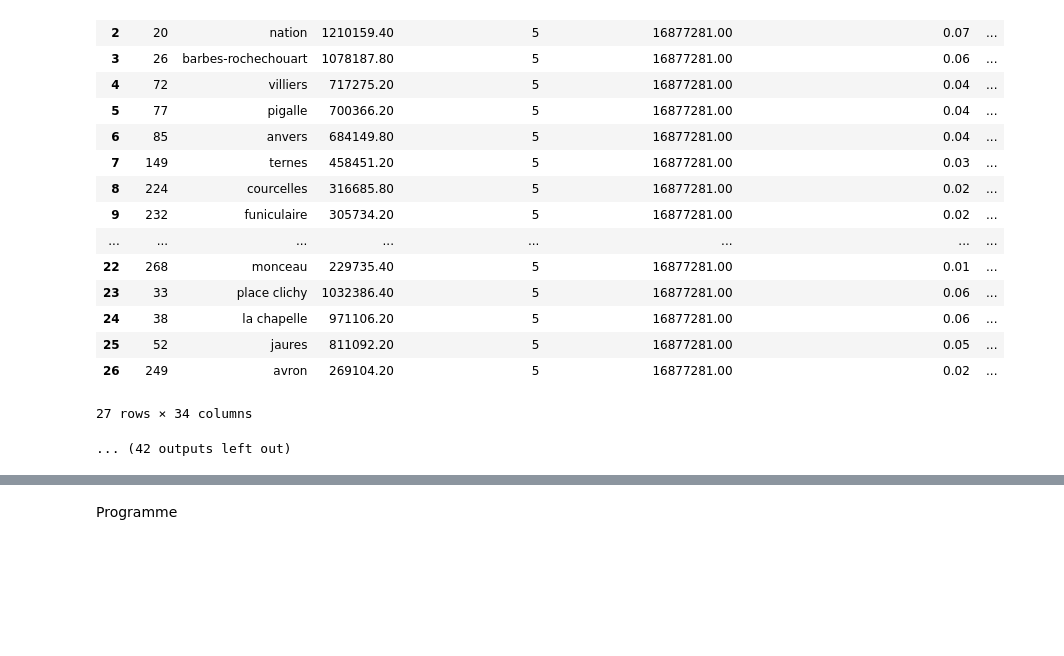
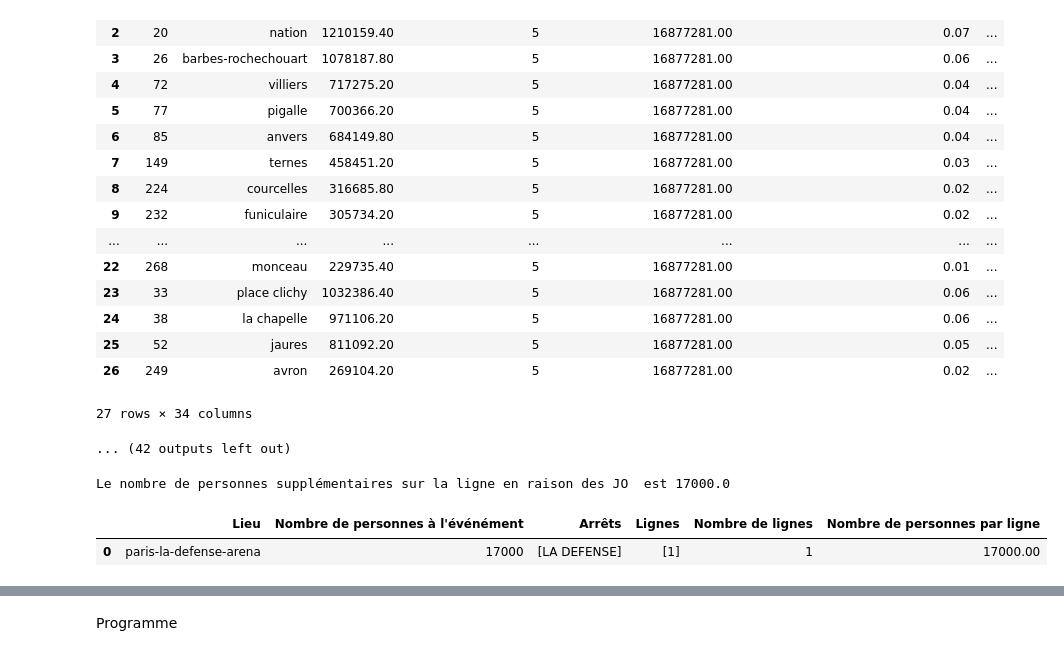
Before and after one commit to sarahthoumyre/metro-JO, a Jupyter notebook: Programme calculant le nombre de personnes supplémentaires avec JO.ipynb, the cells around one changed output, grey strips where cells are left out. Cells and saved outputs as stored; diff of their text form; code cells hidden in the pictures; blank space fills up the shorter version.

```diff
--- a/Programme calculant le nombre de personnes supplémentaires avec JO.ipynb
+++ b/Programme calculant le nombre de personnes supplémentaires avec JO.ipynb
@@ -786,12 +785,6 @@ def remove_leading_zero(number):
 # Appliquer la fonction à la colonne 'Nombres' pour supprimer les zéros en tête
 df['Nombre de personnes à l\'événément'] = df['Nombre de personnes à l\'événément'].astype(str).apply(remove_leading_zero)
 
-
-# %%
-# Boucle pour lire chaque ligne de la colonne 'Stations'
-for index, station in df['Stations'].items():
-    print(station)
-
 # %%
 arrêts=[['BIR HAKEIM', 'ALMA MARCEAU'],
         ['LA MOTTE-PICQUET-GRENELLE', 'LA MOTTE-PICQUET-GRENELLE', 'SEGUR'],
@@ -1335,3 +1312,77 @@ Tableau 'ligne numéro[2]' avec la nouvelle colonne 'moyenne_NB_VALD_hebdo_péri
 | 26 | 249 | avron | 269104.20 | 5 | 16877281.00 | 0.02 | ... |
 27 rows × 34 columns
 ... (42 outputs left out)
+# %%
+def calculer_personnes_supplementaires(date_horaire_entree, numero_ligne, station):
+
+    tableau_debut = pd.DataFrame()  # Initialisation du DataFrame vide
+    tableau_fin = pd.DataFrame()    # Initialisation du DataFrame vide
+
+    # Extraire l'horaire de l'entrée utilisateur
+    heure_entree = date_horaire_entree[-5:]
+
+    # Déterminer la plage horaire à laquelle appartient l'horaire d'entrée
+    plage_horaire_entree = f"{heure_entree.split(':')[0]}:00:00 - {(int(heure_entree.split(':')[0])+1)%24:02d}:00:00"
+
+    # Construire la chaîne de date avec la plage horaire
+    date_plage_horaire = f"{date_horaire_entree[:10]} {plage_horaire_entree}"
+
+    # Vérifier si la chaîne date_plage_horaire se trouve dans new_horaires_début_df
+    if (date_plage_horaire in new_horaires_début_df.values) or (date_plage_horaire in new_horaires_fin_df.values):
+        # Afficher les éléments de la colonne "Lieu" correspondants à la condition dans new_horaires_début_df
+        lieux_correspondants_debut = new_horaires_début_df.loc[new_horaires_début_df.eq(date_plage_horaire).any(axis=1), 'Lieu']
+        # Afficher les éléments de la colonne "Lieu" correspondants à la condition dans new_horaires_fin_df
+        lieux_correspondants_fin = new_horaires_fin_df.loc[new_horaires_fin_df.eq(date_plage_horaire).any(axis=1), 'Lieu']
+
+        lignes_correspondantes = []
+
+
+        # Renvoyer les vecteurs de la colonne Ligne pour chaque élément de lieux_correspondants_debut
+        for lieu in lieux_correspondants_debut:
+            ligne_lieu = df[df['Lieu'] == lieu]  # Trouver la ligne correspondant au lieu
+            tableau_debut=pd.concat([tableau_debut, ligne_lieu], ignore_index=True)
+            lignes_lieu = ligne_lieu['Lignes']
+            lignes_correspondantes.extend(lignes_lieu.values)
+
+
+        # Renvoyer les vecteurs de la colonne Ligne pour chaque élément de lieux_correspondants_fin
+        for lieu in lieux_correspondants_fin:
+            ligne_lieu = df[df['Lieu'] == lieu]  # Trouver la ligne correspondant au lieu
+            tableau_fin=pd.concat([tableau_fin, ligne_lieu], ignore_index=True)
+            lignes_lieu = ligne_lieu['Lignes']
+            lignes_correspondantes.extend(lignes_lieu.values)
+
+        numero_trouve = False
+
+        for sous_liste in lignes_correspondantes:
+            if numero_ligne in sous_liste:
+                numero_trouve = True
+                break  # Arrête la boucle une fois que le numéro est trouvé
+
+            # Vérifier si le numéro de ligne entré est présent dans les vecteurs des lignes correspondantes
+        if numero_trouve:
+            resultat_debut=0
+            resultat_fin=0
+            if not tableau_debut.empty :
+                tableau_debut = tableau_debut[tableau_debut['Lignes'].apply(lambda x: numero_ligne in x)]
+                resultat_debut = tableau_debut['Nombre de personnes par ligne'].sum()
+            if not tableau_fin.empty :
+                    tableau_fin = tableau_fin[tableau_fin['Lignes'].apply(lambda x: numero_ligne in x)]
+                    resultat_fin = tableau_fin['Nombre de personnes par ligne'].sum()
+            resultat=resultat_debut+resultat_fin
+            print(f"Le nombre de personnes supplémentaires sur la ligne en raison des JO  est {resultat}")
+
+
+        else:
+            print(0)
+    else:
+        print(0)
+
+    display(tableau_debut)
+    display(tableau_fin)
+
+calculer_personnes_supplementaires('2024-07-28 09:50', '1', 'la-defense')
+# %% [output]
+Le nombre de personnes supplémentaires sur la ligne en raison des JO  est 17000.0
+|  | Lieu | Nombre de personnes à l'événément | Arrêts | Lignes | Nombre de lignes | Nombre de personnes par ligne |
+| 0 | paris-la-defense-arena | 17000 | [LA DEFENSE] | [1] | 1 | 17000.00 |
```
Also changed, not shown: parts of 5 cells of this notebook, 3 other files.
